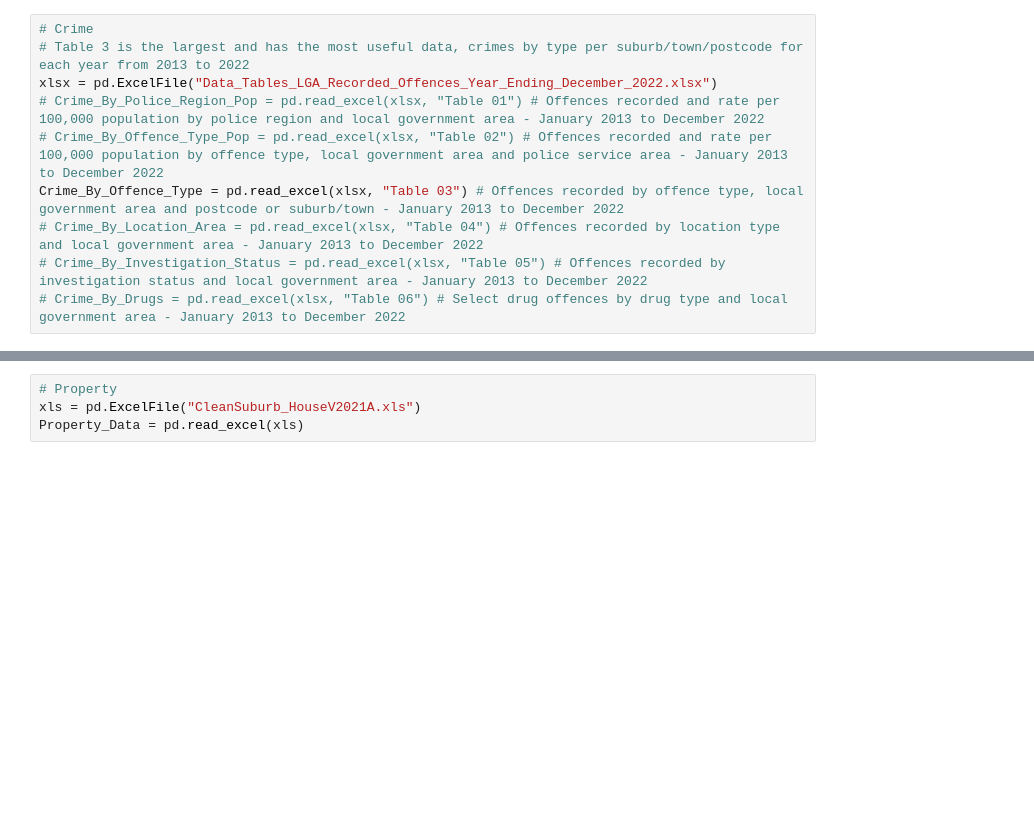
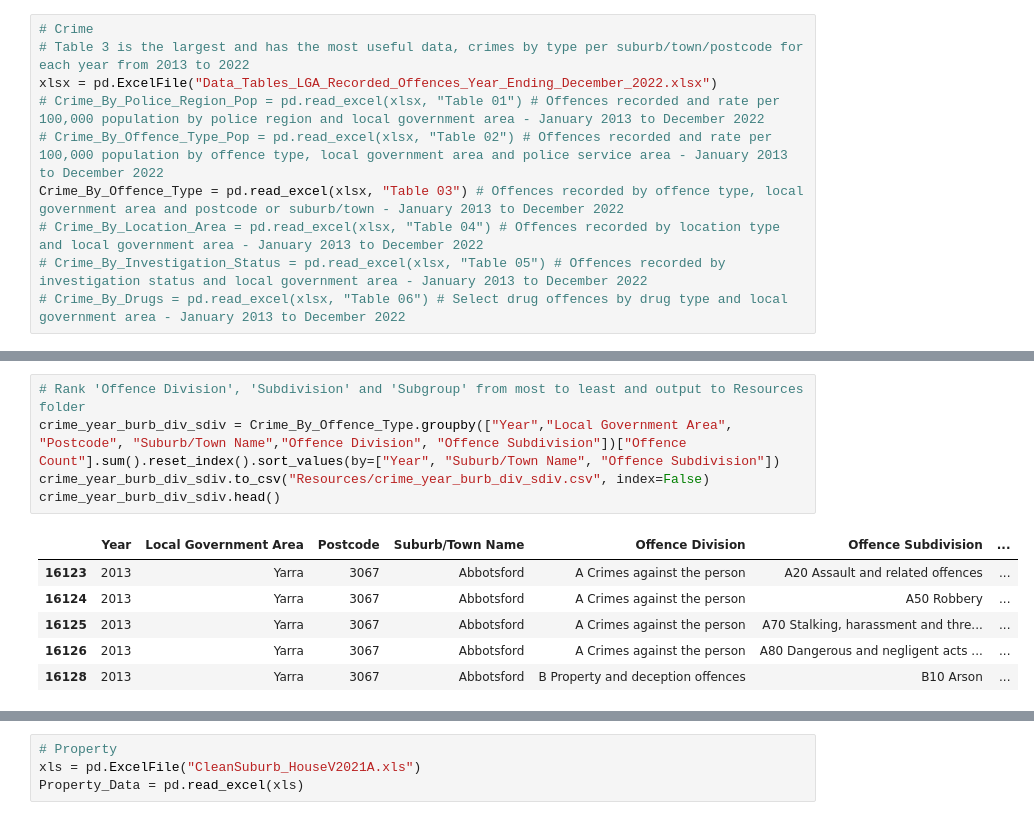
Before and after one commit to rsamma1606/proj-one-group-8, a Jupyter notebook: prj-one_Crime_vs_Property.ipynb, the cells around one changed output, grey strips where cells are left out. Drawn from its saved outputs; the diff is of its cells as text; blank space fills up the shorter version.

```diff
--- a/prj-one_Crime_vs_Property.ipynb
+++ b/prj-one_Crime_vs_Property.ipynb
@@ -24,0 +50,12 @@ Crime_By_Offence_Type = pd.read_excel(xlsx, "Table 03") # Offences recorded by o
+# %%
+# Rank 'Offence Division', 'Subdivision' and 'Subgroup' from most to least and output to Resources folder
+crime_year_burb_div_sdiv = Crime_By_Offence_Type.groupby(["Year","Local Government Area", "Postcode", "Suburb/Town Name","Offence Division", "Offence Subdivision"])["Offence Count"].sum().reset_index().sort_values(by=["Year", "Suburb/Town Name", "Offence Subdivision"])
+crime_year_burb_div_sdiv.to_csv("Resources/crime_year_burb_div_sdiv.csv", index=False)
+crime_year_burb_div_sdiv.head()
+# %% [output]
+|  | Year | Local Government Area | Postcode | Suburb/Town Name | Offence Division | Offence Subdivision | ... |
+| 16123 | 2013 | Yarra | 3067 | Abbotsford | A Crimes against the person | A20 Assault and related offences | ... |
+| 16124 | 2013 | Yarra | 3067 | Abbotsford | A Crimes against the person | A50 Robbery | ... |
+| 16125 | 2013 | Yarra | 3067 | Abbotsford | A Crimes against the person | A70 Stalking, harassment and thre... | ... |
+| 16126 | 2013 | Yarra | 3067 | Abbotsford | A Crimes against the person | A80 Dangerous and negligent acts ... | ... |
+| 16128 | 2013 | Yarra | 3067 | Abbotsford | B Property and deception offences | B10 Arson | ... |
```
Also changed, not shown: parts of 19 cells of this notebook, 6 other files.
